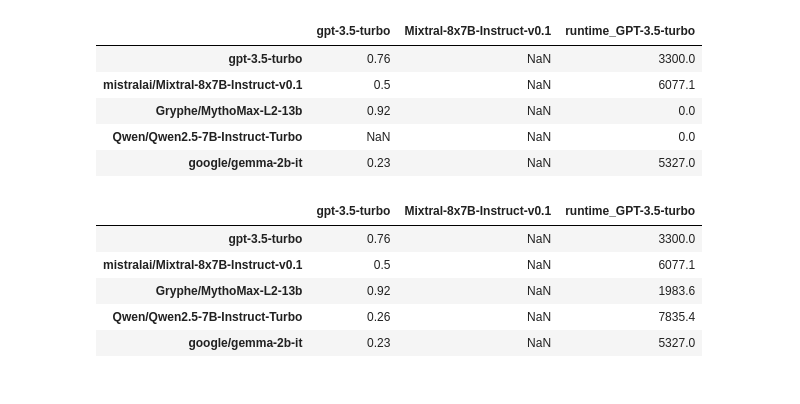
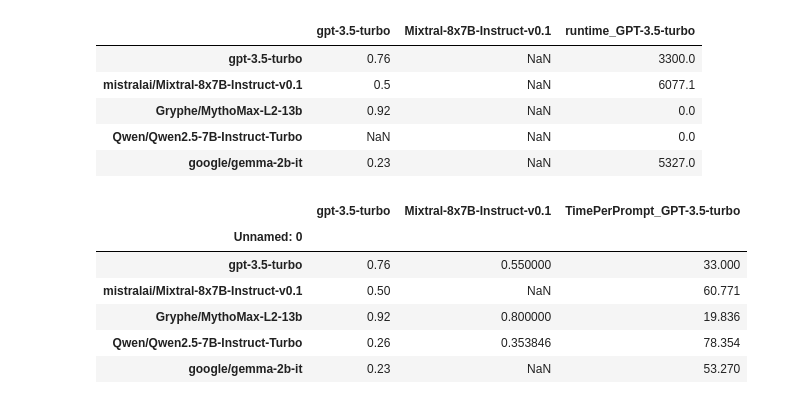
Before and after one commit to Dante-t0/pair-implementation, a Jupyter notebook: experiment.ipynb, the cells around one changed output. Drawn from its saved outputs; the diff is of its cells as text; code cells hidden in the pictures.

```diff
--- a/experiment.ipynb
+++ b/experiment.ipynb
@@ -248,15 +176,17 @@ results
 | Qwen/Qwen2.5-7B-Instruct-Turbo | NaN | NaN | 0.0 |
 | google/gemma-2b-it | 0.23 | NaN | 5327.0 |
 # %%
-runtime = [55*60 + 0.0, 101*60 + 17.1, 33*60 + 3.6, 130*60 + 35.4,  88*60 + 47.0]
-results['runtime_GPT-3.5-turbo'] = runtime
+runtime = [(55*60 + 0.0) / 100, (101*60 + 17.1) / 100, (33*60 + 3.6) / 100, (130*60 + 35.4) / 100,  (88*60 + 47.0) / 100]
+results['TimePerPrompt_GPT-3.5-turbo'] = runtime
+results = results[['gpt-3.5-turbo', 'Mixtral-8x7B-Instruct-v0.1', 'TimePerPrompt_GPT-3.5-turbo']]
 results
 # %% [output]
-|  | gpt-3.5-turbo | Mixtral-8x7B-Instruct-v0.1 | runtime_GPT-3.5-turbo |
-| gpt-3.5-turbo | 0.76 | NaN | 3300.0 |
-| mistralai/Mixtral-8x7B-Instruct-v0.1 | 0.5 | NaN | 6077.1 |
-| Gryphe/MythoMax-L2-13b | 0.92 | NaN | 1983.6 |
-| Qwen/Qwen2.5-7B-Instruct-Turbo | 0.26 | NaN | 7835.4 |
-| google/gemma-2b-it | 0.23 | NaN | 5327.0 |
+|  | gpt-3.5-turbo | Mixtral-8x7B-Instruct-v0.1 | TimePerPrompt_GPT-3.5-turbo |
+| Unnamed: 0 |  |  |  |
+| gpt-3.5-turbo | 0.76 | 0.550000 | 33.000 |
+| mistralai/Mixtral-8x7B-Instruct-v0.1 | 0.50 | NaN | 60.771 |
+| Gryphe/MythoMax-L2-13b | 0.92 | 0.800000 | 19.836 |
+| Qwen/Qwen2.5-7B-Instruct-Turbo | 0.26 | 0.353846 | 78.354 |
+| google/gemma-2b-it | 0.23 | NaN | 53.270 |
 # %%
 # Experiment 6
```
Also changed, not shown: parts of 18 cells of this notebook, 1 other file.
